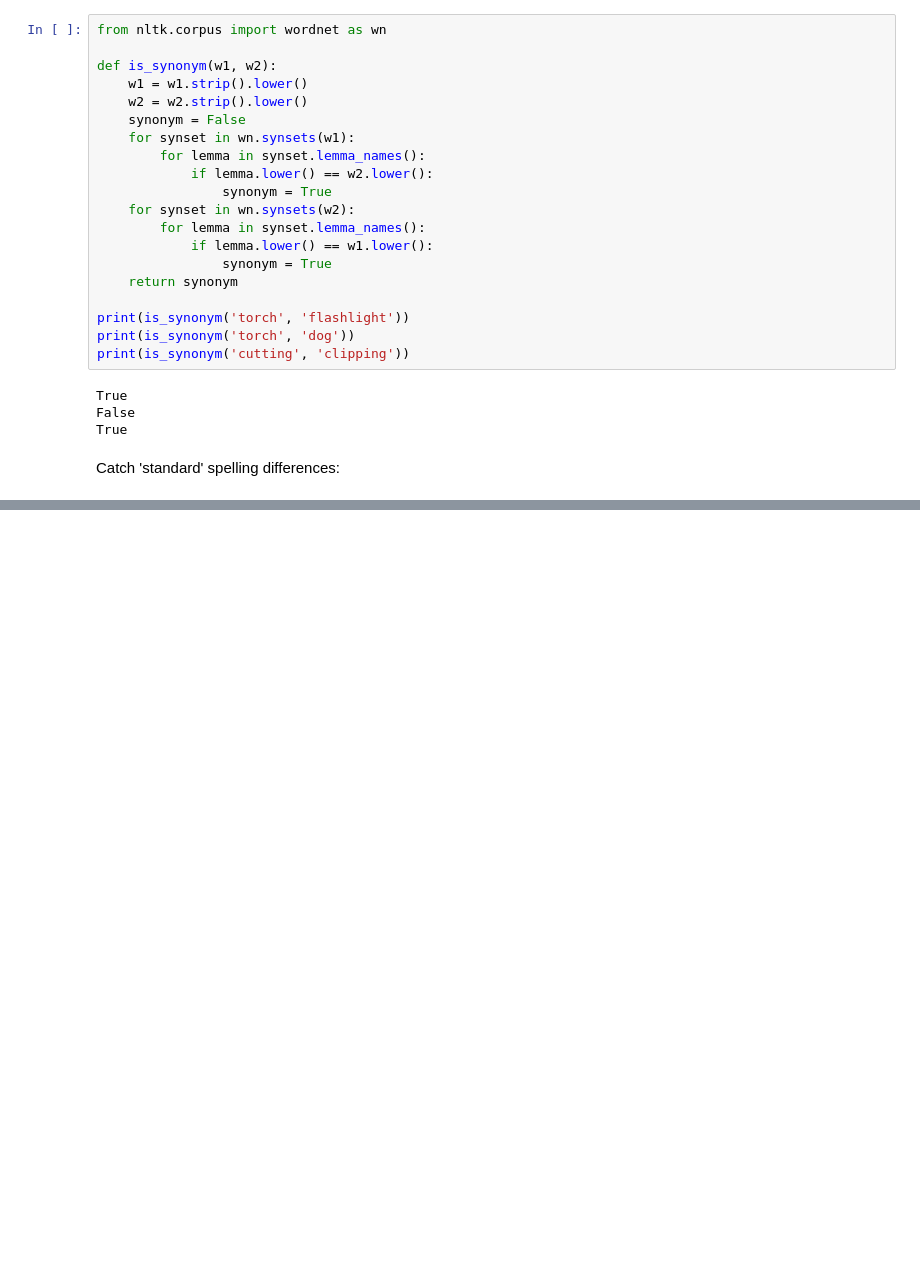
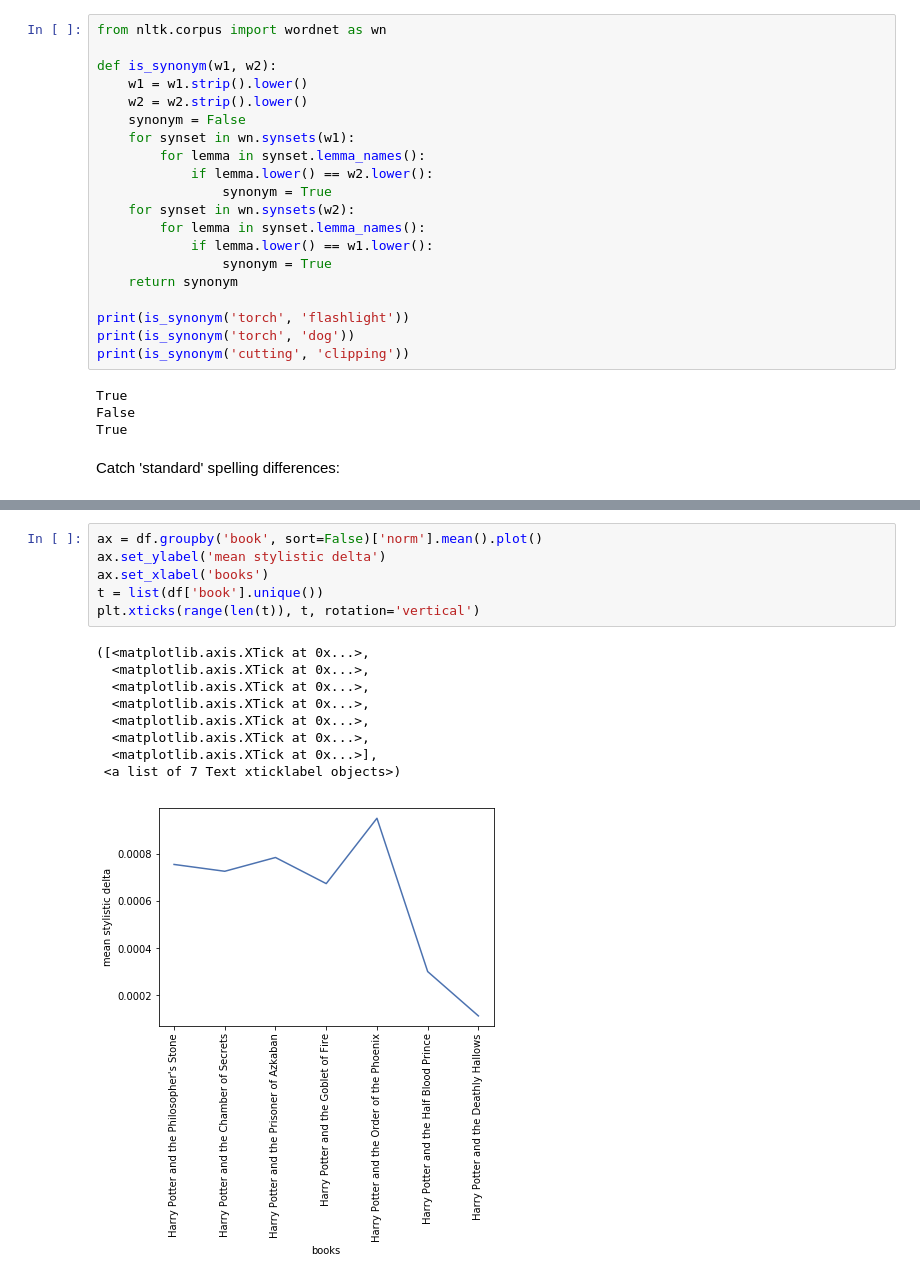
Before and after one commit to mikekestemont/potter, a Jupyter notebook: harry/collation/Collation.ipynb, the cells around one changed output, grey strips where cells are left out. Drawn from its saved outputs; the diff is of its cells as text; blank space fills up the shorter version.

```diff
--- a/harry/collation/Collation.ipynb
+++ b/harry/collation/Collation.ipynb
@@ -229,0 +442,16 @@ KeyboardInterrupt:
+# %%
+ax = df.groupby('book', sort=False)['norm'].mean().plot()
+ax.set_ylabel('mean stylistic delta')
+ax.set_xlabel('books')
+t = list(df['book'].unique())
+plt.xticks(range(len(t)), t, rotation='vertical')
+# %% [output]
+([<matplotlib.axis.XTick at 0x...>,
+  <matplotlib.axis.XTick at 0x...>,
+  <matplotlib.axis.XTick at 0x...>,
+  <matplotlib.axis.XTick at 0x...>,
+  <matplotlib.axis.XTick at 0x...>,
+  <matplotlib.axis.XTick at 0x...>,
+  <matplotlib.axis.XTick at 0x...>],
+ <a list of 7 Text xticklabel objects>)
+[figure, added]
```
Also changed, not shown: parts of 27 cells of this notebook.
